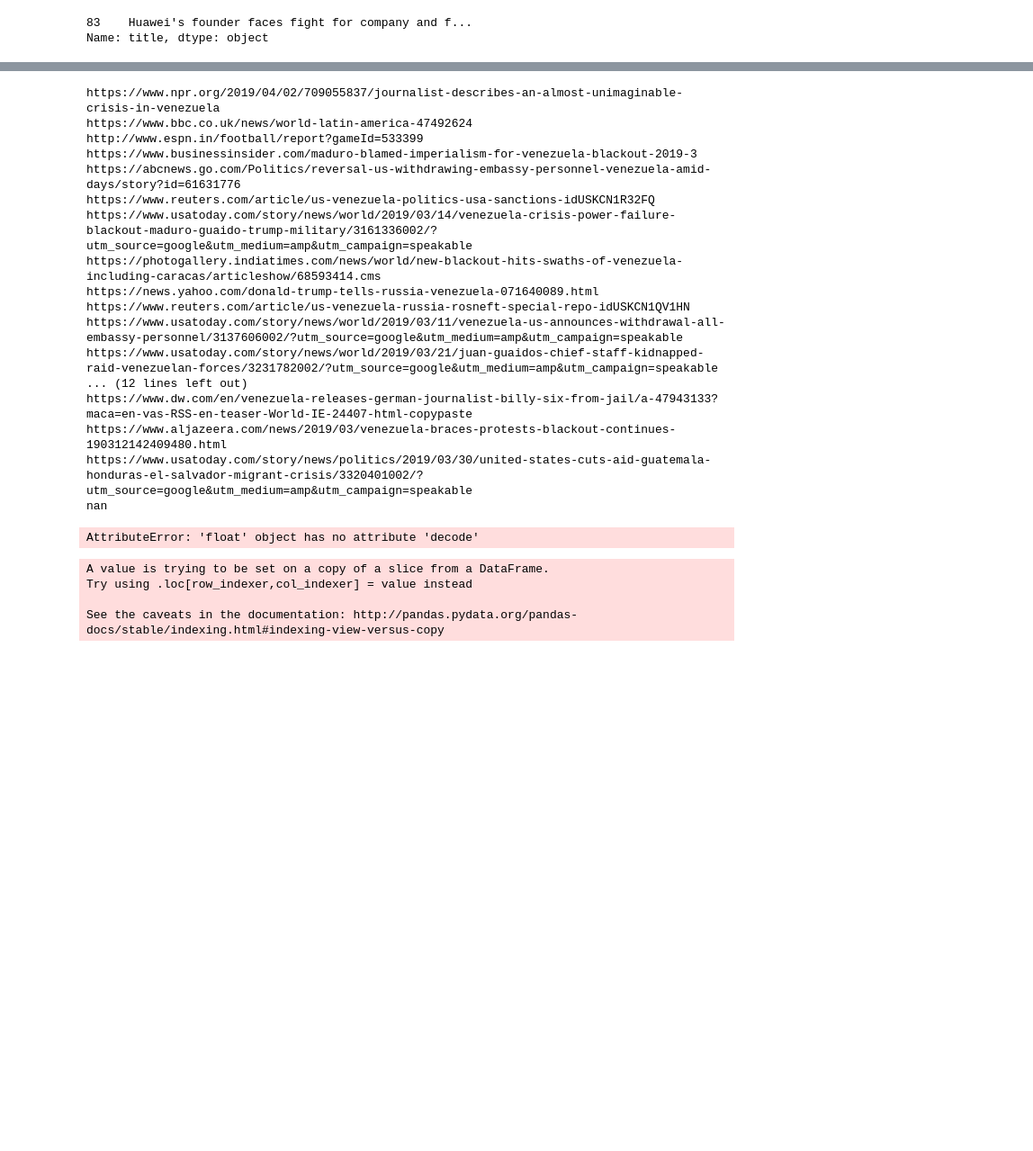
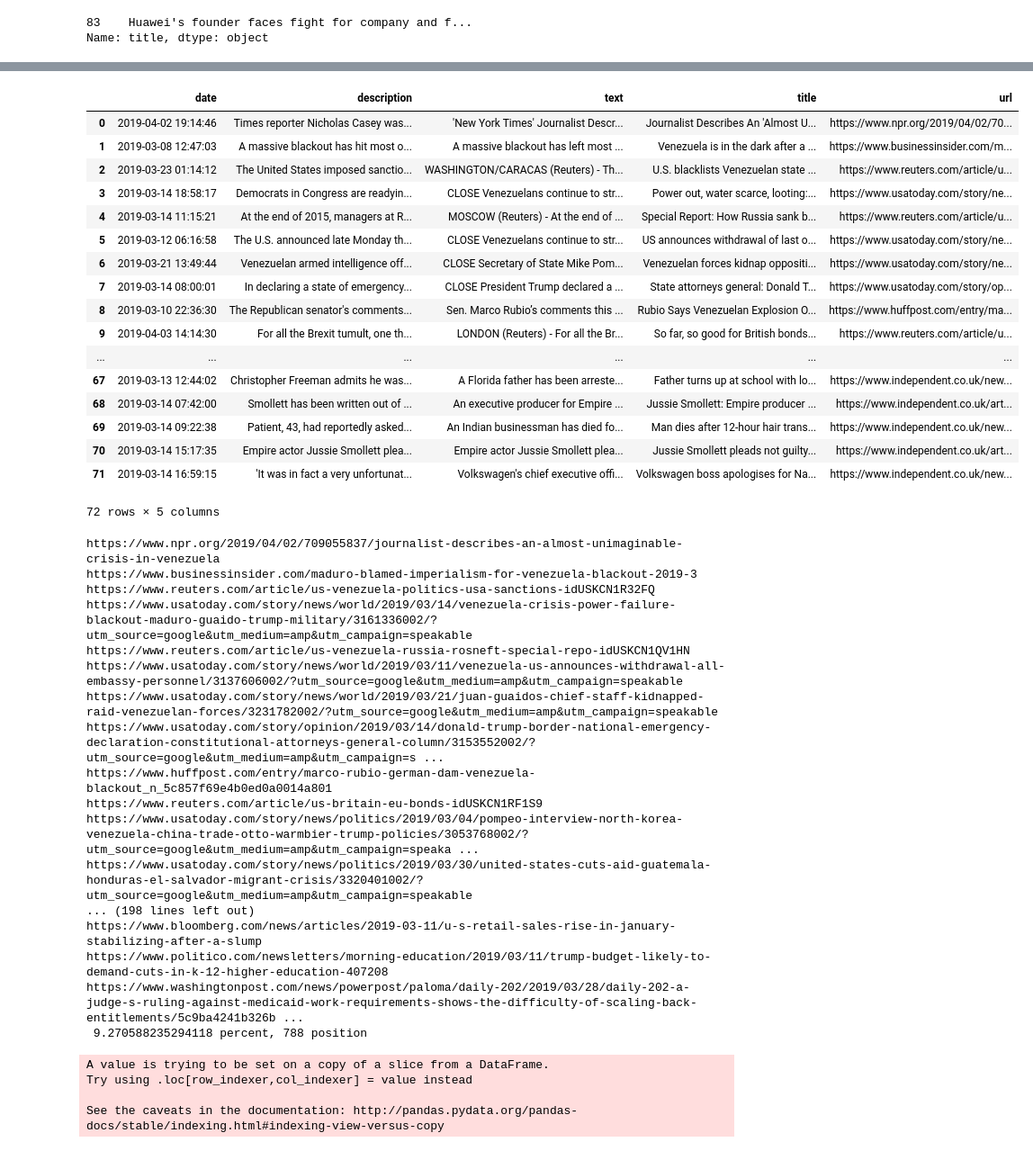
Before and after one commit to symposia/TopicModeling, a Jupyter notebook: D2V/topic-modelling-doc2vec-kmeans.ipynb, the cells around one changed output, grey strips where cells are left out. Shown: that part at 90% size. Drawn from its saved outputs; the diff is of its cells as text; code cells hidden in the pictures; blank space fills up the shorter version.

```diff
--- a/D2V/topic-modelling-doc2vec-kmeans.ipynb
+++ b/D2V/topic-modelling-doc2vec-kmeans.ipynb
@@ -372,6 +372,6 @@ hwShort = hw[["sourceName", "url", "title", "clust"]]
 with open("./venezuela_test.json", "w+") as output_file:
     output_file.write(hwShort.to_json(orient="index"))
 # %%
-h = pd.read_json("../input/test-article-scraper/scraped-articles/venezuela-articles.json", orient="columns")
-getDate(h["date"][0])
+h = pd.read_json("../input/test-article-scraper/scraped-articles/with-whitelist/venezuela-articles.json", orient="columns")
+h.head()
 # %% [output]
@@ -379,3 +384,24 @@ getDate(h["date"][0])
+# %%
+h[(h['text'].map(lambda d: len(d)) > 0) & (h['date'] != None) & (h['description'].map(lambda d: len(d)) > 0) & (h['title'].map(lambda d: len(d)) > 0)]
+# %% [output]
+|  | date | description | text | title | url |
+| 0 | 2019-04-02 19:14:46 | Times reporter Nicholas Casey was... | 'New York Times' Journalist Descr... | Journalist Describes An 'Almost U... | https://www.npr.org/2019/04/02/70... |
+| 1 | 2019-03-08 12:47:03 | A massive blackout has hit most o... | A massive blackout has left most ... | Venezuela is in the dark after a ... | https://www.businessinsider.com/m... |
+| 2 | 2019-03-23 01:14:12 | The United States imposed sanctio... | WASHINGTON/CARACAS (Reuters) - Th... | U.S. blacklists Venezuelan state ... | https://www.reuters.com/article/u... |
+| 3 | 2019-03-14 18:58:17 | Democrats in Congress are readyin... | CLOSE Venezuelans continue to str... | Power out, water scarce, looting:... | https://www.usatoday.com/story/ne... |
+| 4 | 2019-03-14 11:15:21 | At the end of 2015, managers at R... | MOSCOW (Reuters) - At the end of ... | Special Report: How Russia sank b... | https://www.reuters.com/article/u... |
+| 5 | 2019-03-12 06:16:58 | The U.S. announced late Monday th... | CLOSE Venezuelans continue to str... | US announces withdrawal of last o... | https://www.usatoday.com/story/ne... |
+| 6 | 2019-03-21 13:49:44 | Venezuelan armed intelligence off... | CLOSE Secretary of State Mike Pom... | Venezuelan forces kidnap oppositi... | https://www.usatoday.com/story/ne... |
+| 7 | 2019-03-14 08:00:01 | In declaring a state of emergency... | CLOSE President Trump declared a ... | State attorneys general: Donald T... | https://www.usatoday.com/story/op... |
+| 8 | 2019-03-10 22:36:30 | The Republican senator's comments... | Sen. Marco Rubio’s comments this ... | Rubio Says Venezuelan Explosion O... | https://www.huffpost.com/entry/ma... |
+| 9 | 2019-04-03 14:14:30 | For all the Brexit tumult, one th... | LONDON (Reuters) - For all the Br... | So far, so good for British bonds... | https://www.reuters.com/article/u... |
+| ... | ... | ... | ... | ... | ... |
+| 67 | 2019-03-13 12:44:02 | Christopher Freeman admits he was... | A Florida father has been arreste... | Father turns up at school with lo... | https://www.independent.co.uk/new... |
+| 68 | 2019-03-14 07:42:00 | Smollett has been written out of ... | An executive producer for Empire ... | Jussie Smollett: Empire producer ... | https://www.independent.co.uk/art... |
+| 69 | 2019-03-14 09:22:38 | Patient, 43, had reportedly asked... | An Indian businessman has died fo... | Man dies after 12-hour hair trans... | https://www.independent.co.uk/new... |
+| 70 | 2019-03-14 15:17:35 | Empire actor Jussie Smollett plea... | Empire actor Jussie Smollett plea... | Jussie Smollett pleads not guilty... | https://www.independent.co.uk/art... |
+| 71 | 2019-03-14 16:59:15 | 'It was in fact a very unfortunat... | Volkswagen's chief executive offi... | Volkswagen boss apologises for Na... | https://www.independent.co.uk/new... |
+72 rows × 5 columns
 # %%
 def getDate(d):
     return d.date().strftime('%b %d, %Y')
@@ -383,6 +409,8 @@ def getDate(d):
 def runCluster_Kmeans(path_to_json, name):
 
     hw = pd.read_json(path_to_json, orient="columns")
+    hw = hw.replace(to_replace='None', value=np.nan).dropna()
+    hw = hw[(hw['text'].map(lambda d: len(d)) > 0) & (hw['date'] != None) & (hw['description'].map(lambda d: len(d)) > 0) & (hw['title'].map(lambda d: len(d)) > 0)]
     hw['sourceName'] = hw['url'].apply(getSource)
     hw['date'] = hw["date"].apply(getDate)
     hw['stems'] = hw["text"].apply(lambda x: stem(x, len(hw)))
@@ -397,33 +425,32 @@ def runCluster_Kmeans(path_to_json, name):
 
     hwShort = hw[["sourceName", "url", "title", "clust", "description", "date"]]
 
-    jsonName = "./output/blacklist/" + str(name) +'.json'
+    jsonName = "./output/whitelist/" + str(name) +'.json'
     with open(jsonName, "w+") as output_file:
         output_file.write(hwShort.to_json(orient="index"))
 
 
-runCluster_Kmeans("../input/test-article-scraper/scraped-articles/with-blacklist/venezuela-articles.json", "venezuela")
-runCluster_Kmeans("../input/test-article-scraper/scraped-articles/with-blacklist/huawei-articles.json", "huawei")
-runCluster_Kmeans("../input/test-article-scraper/scraped-articles/with-blacklist/shutdown-articles.json", "shutdown")
+runCluster_Kmeans("../input/test-article-scraper/scraped-articles/with-whitelist/venezuela-articles.json", "venezuela")
+runCluster_Kmeans("../input/test-article-scraper/scraped-articles/with-whitelist/huawei-articles.json", "huawei")
+runCluster_Kmeans("../input/test-article-scraper/scraped-articles/with-whitelist/shutdown-articles.json", "shutdown")
 # %% [output]
 https://www.npr.org/2019/04/02/709055837/journalist-describes-an-almost-unimaginable-crisis-in-venezuela
-https://www.bbc.co.uk/news/world-latin-america-47492624
-http://www.espn.in/football/report?gameId=533399
 https://www.businessinsider.com/maduro-blamed-imperialism-for-venezuela-blackout-2019-3
-https://abcnews.go.com/Politics/reversal-us-withdrawing-embassy-personnel-venezuela-amid-days/story?id=61631776
 https://www.reuters.com/article/us-venezuela-politics-usa-sanctions-idUSKCN1R32FQ
 https://www.usatoday.com/story/news/world/2019/03/14/venezuela-crisis-power-failure-blackout-maduro-guaido-trump-military/3161336002/?utm_source=google&utm_medium=amp&utm_campaign=speakable
-https://photogallery.indiatimes.com/news/world/new-blackout-hits-swaths-of-venezuela-including-caracas/articleshow/68593414.cms
-https://news.yahoo.com/donald-trump-tells-russia-venezuela-071640089.html
 https://www.reuters.com/article/us-venezuela-russia-rosneft-special-repo-idUSKCN1QV1HN
 https://www.usatoday.com/story/news/world/2019/03/11/venezuela-us-announces-withdrawal-all-embassy-personnel/3137606002/?utm_source=google&utm_medium=amp&utm_campaign=speakable
 https://www.usatoday.com/story/news/world/2019/03/21/juan-guaidos-chief-staff-kidnapped-raid-venezuelan-forces/3231782002/?utm_source=google&utm_medium=amp&utm_campaign=speakable
-... (12 lines left out)
-https://www.dw.com/en/venezuela-releases-german-journalist-billy-six-from-jail/a-47943133?maca=en-vas-RSS-en-teaser-World-IE-24407-html-copypaste
-https://www.aljazeera.com/news/2019/03/venezuela-braces-protests-blackout-continues-190312142409480.html
+https://www.usatoday.com/story/opinion/2019/03/14/donald-trump-border-national-emergency-declaration-constitutional-attorneys-general-column/3153552002/?utm_source=google&utm_medium=amp&utm_campaign=s ...
+https://www.huffpost.com/entry/marco-rubio-german-dam-venezuela-blackout_n_5c857f69e4b0ed0a0014a801
+https://www.reuters.com/article/us-britain-eu-bonds-idUSKCN1RF1S9
+https://www.usatoday.com/story/news/politics/2019/03/04/pompeo-interview-north-korea-venezuela-china-trade-otto-warmbier-trump-policies/3053768002/?utm_source=google&utm_medium=amp&utm_campaign=speaka ...
 https://www.usatoday.com/story/news/politics/2019/03/30/united-states-cuts-aid-guatemala-honduras-el-salvador-migrant-crisis/3320401002/?utm_source=google&utm_medium=amp&utm_campaign=speakable
-nan
+... (198 lines left out)
+https://www.bloomberg.com/news/articles/2019-03-11/u-s-retail-sales-rise-in-january-stabilizing-after-a-slump
+https://www.politico.com/newsletters/morning-education/2019/03/11/trump-budget-likely-to-demand-cuts-in-k-12-higher-education-407208
+https://www.washingtonpost.com/news/powerpost/paloma/daily-202/2019/03/28/daily-202-a-judge-s-ruling-against-medicaid-work-requirements-shows-the-difficulty-of-scaling-back-entitlements/5c9ba4241b326b ...
+ 9.270588235294118 percent, 788 position
-AttributeError: 'float' object has no attribute 'decode'
 # %%
 from sklearn.feature_extraction.text import CountVectorizer
 
```
Also changed, not shown: parts of 1 cell of this notebook, 7 other files.
